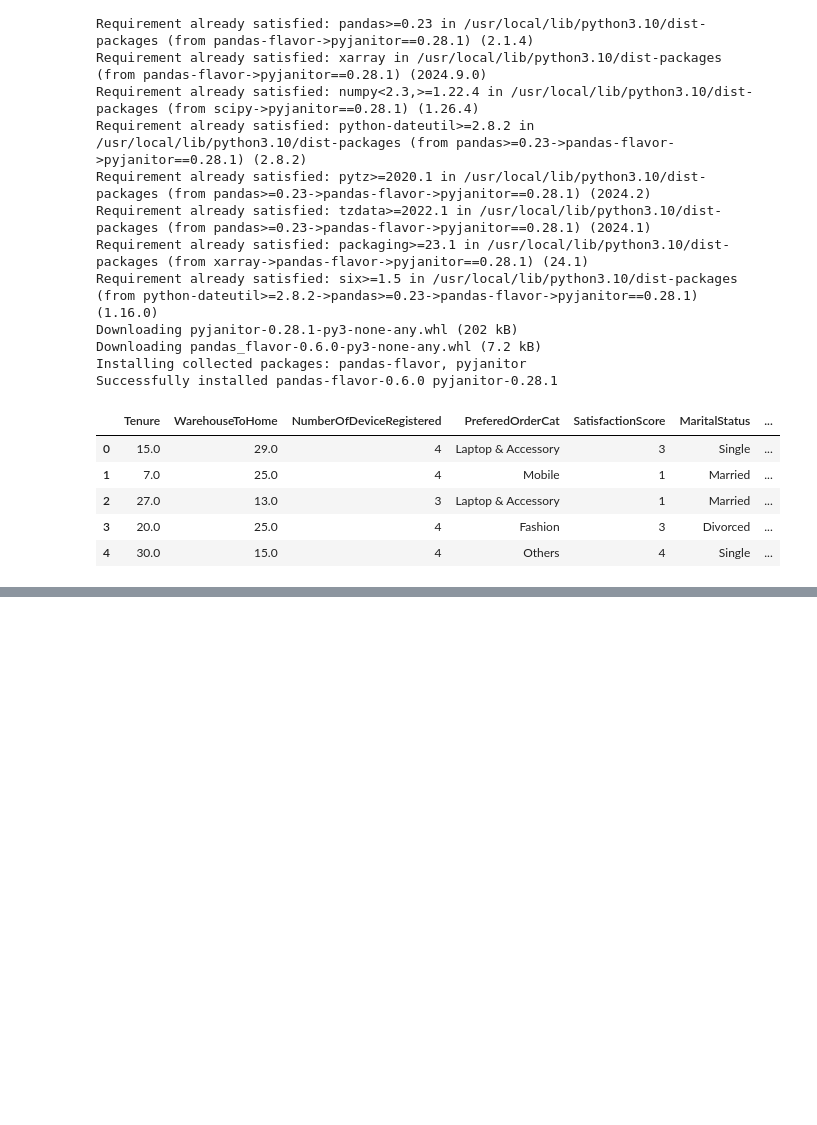
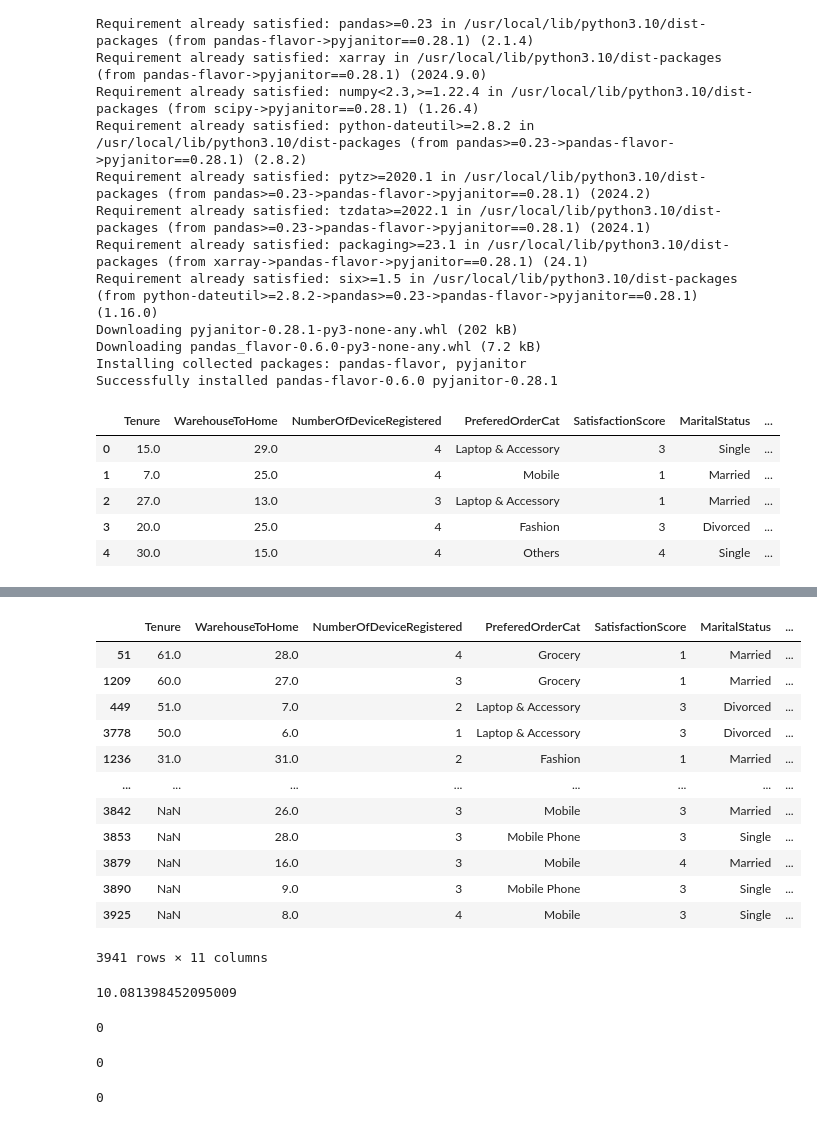
Before and after one commit to cesarmayta/BOOTCAMP_DSG1, a Jupyter notebook: dia2/09_arbol_decision_binomial_ejercicio.ipynb, the cells around one changed output, grey strips where cells are left out. Saved outputs shown, nothing was run; the diff lists cells and outputs as text; code cells hidden in the pictures; blank space fills up the shorter version.

```diff
--- a/dia2/09_arbol_decision_binomial_ejercicio.ipynb
+++ b/dia2/09_arbol_decision_binomial_ejercicio.ipynb
@@ -40,0 +150,39 @@ df.head(5)
+# %%
+sorted_df = df.sort_values(
+    by=['Tenure'],
+    ascending=False
+)
+sorted_df
+# %% [output]
+|  | Tenure | WarehouseToHome | NumberOfDeviceRegistered | PreferedOrderCat | SatisfactionScore | MaritalStatus | ... |
+| 51 | 61.0 | 28.0 | 4 | Grocery | 1 | Married | ... |
+| 1209 | 60.0 | 27.0 | 3 | Grocery | 1 | Married | ... |
+| 449 | 51.0 | 7.0 | 2 | Laptop & Accessory | 3 | Divorced | ... |
+| 3778 | 50.0 | 6.0 | 1 | Laptop & Accessory | 3 | Divorced | ... |
+| 1236 | 31.0 | 31.0 | 2 | Fashion | 1 | Married | ... |
+| ... | ... | ... | ... | ... | ... | ... | ... |
+| 3842 | NaN | 26.0 | 3 | Mobile | 3 | Married | ... |
+| 3853 | NaN | 28.0 | 3 | Mobile Phone | 3 | Single | ... |
+| 3879 | NaN | 16.0 | 3 | Mobile | 4 | Married | ... |
+| 3890 | NaN | 9.0 | 3 | Mobile Phone | 3 | Single | ... |
+| 3925 | NaN | 8.0 | 4 | Mobile | 3 | Single | ... |
+3941 rows × 11 columns
+# %%
+sorted_df['Tenure'].mean()
+# %% [output]
+10.081398452095009
+# %%
+df['Tenure'].fillna(df['Tenure'].mean(),inplace=True)
+df.Tenure.isna().sum()
+# %% [output]
+0
+# %%
+df['WarehouseToHome'].fillna(df['WarehouseToHome'].mean(),inplace=True)
+df.WarehouseToHome.isna().sum()
+# %% [output]
+0
+# %%
+df['DaySinceLastOrder'].fillna(df['DaySinceLastOrder'].mean(),inplace=True)
+df.DaySinceLastOrder.isna().sum()
+# %% [output]
+0
```
Also changed, not shown: parts of 14 cells of this notebook, 1 other file.
